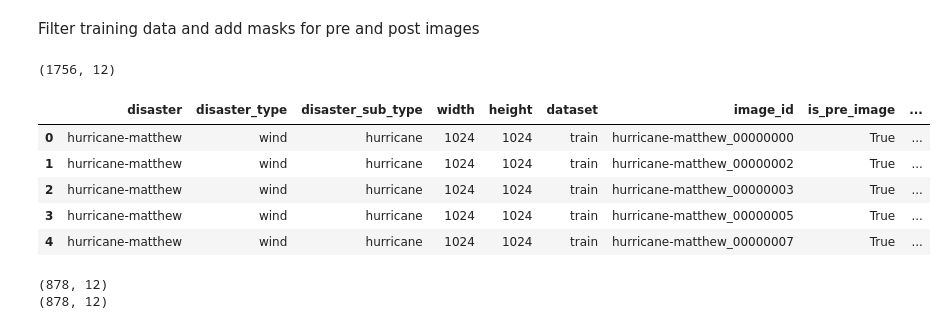
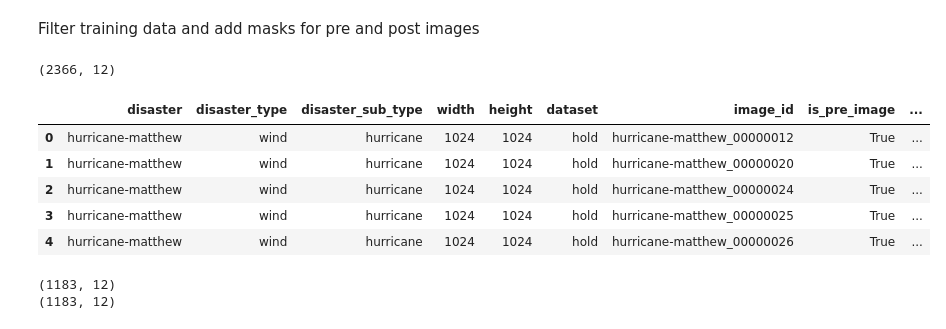
Before and after one commit to cricksmaidiene/alivio, a Jupyter notebook: src/04_models/baseline_cnn.ipynb, the cells around one changed output. Drawn from its saved outputs; the diff is of its cells as text; code cells hidden in the pictures.

```diff
--- a/src/04_models/baseline_cnn.ipynb
+++ b/src/04_models/baseline_cnn.ipynb
@@ -144,23 +158,26 @@ display(Image.open(img_meta_df.iloc[0]["image_path"]).resize(size=(250, 250)))
 # %% [markdown]
 Filter training data and add masks for pre and post images
 # %%
-train_df: pd.DataFrame = img_meta_df[img_meta_df["dataset"] == "train"]
+train_df: pd.DataFrame = img_meta_df[img_meta_df["dataset"].isin(["train", "hold"])]
+
 train_df = train_df[train_df.building_count > 10]
+
 train_df = train_df.merge(
     mask_df[["image_id", "image_path"]].rename(columns={"image_path": "mask_path"}),
     "left",
     "image_id",
 )
+
 print(train_df.shape)
 train_df.head()
 # %% [output]
-(1756, 12)
+(2366, 12)
 |  | disaster | disaster_type | disaster_sub_type | width | height | dataset | image_id | is_pre_image | ... |
-| 0 | hurricane-matthew | wind | hurricane | 1024 | 1024 | train | hurricane-matthew_00000000 | True | ... |
-| 1 | hurricane-matthew | wind | hurricane | 1024 | 1024 | train | hurricane-matthew_00000002 | True | ... |
-| 2 | hurricane-matthew | wind | hurricane | 1024 | 1024 | train | hurricane-matthew_00000003 | True | ... |
-| 3 | hurricane-matthew | wind | hurricane | 1024 | 1024 | train | hurricane-matthew_00000005 | True | ... |
-| 4 | hurricane-matthew | wind | hurricane | 1024 | 1024 | train | hurricane-matthew_00000007 | True | ... |
+| 0 | hurricane-matthew | wind | hurricane | 1024 | 1024 | hold | hurricane-matthew_00000012 | True | ... |
+| 1 | hurricane-matthew | wind | hurricane | 1024 | 1024 | hold | hurricane-matthew_00000020 | True | ... |
+| 2 | hurricane-matthew | wind | hurricane | 1024 | 1024 | hold | hurricane-matthew_00000024 | True | ... |
+| 3 | hurricane-matthew | wind | hurricane | 1024 | 1024 | hold | hurricane-matthew_00000025 | True | ... |
+| 4 | hurricane-matthew | wind | hurricane | 1024 | 1024 | hold | hurricane-matthew_00000026 | True | ... |
 # %%
 pre_img_train_df = train_df[train_df.is_pre_image].sort_values(by=['image_id'])
 post_img_train_df = train_df[~train_df.is_pre_image].sort_values(by=['image_id'])
@@ -168,5 +185,5 @@ post_img_train_df = train_df[~train_df.is_pre_image].sort_values(by=['image_id']
 print(pre_img_train_df.shape)
 print(post_img_train_df.shape)
 # %% [output]
-(878, 12)
-(878, 12)
+(1183, 12)
+(1183, 12)
```
Also changed, not shown: parts of 25 cells of this notebook, 1 other file.
